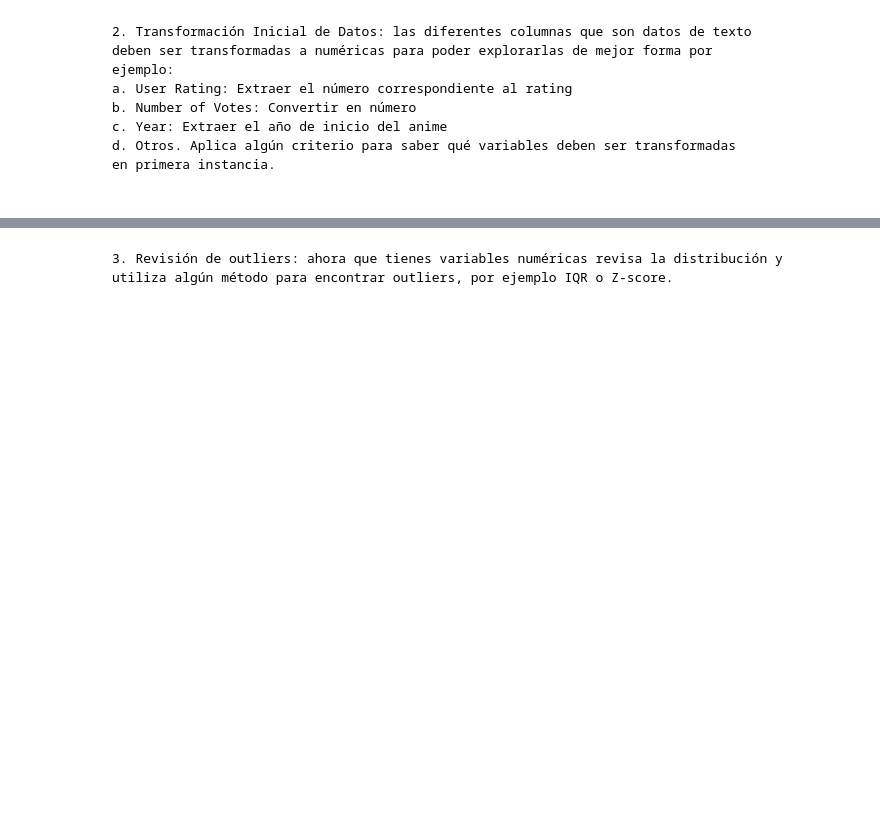
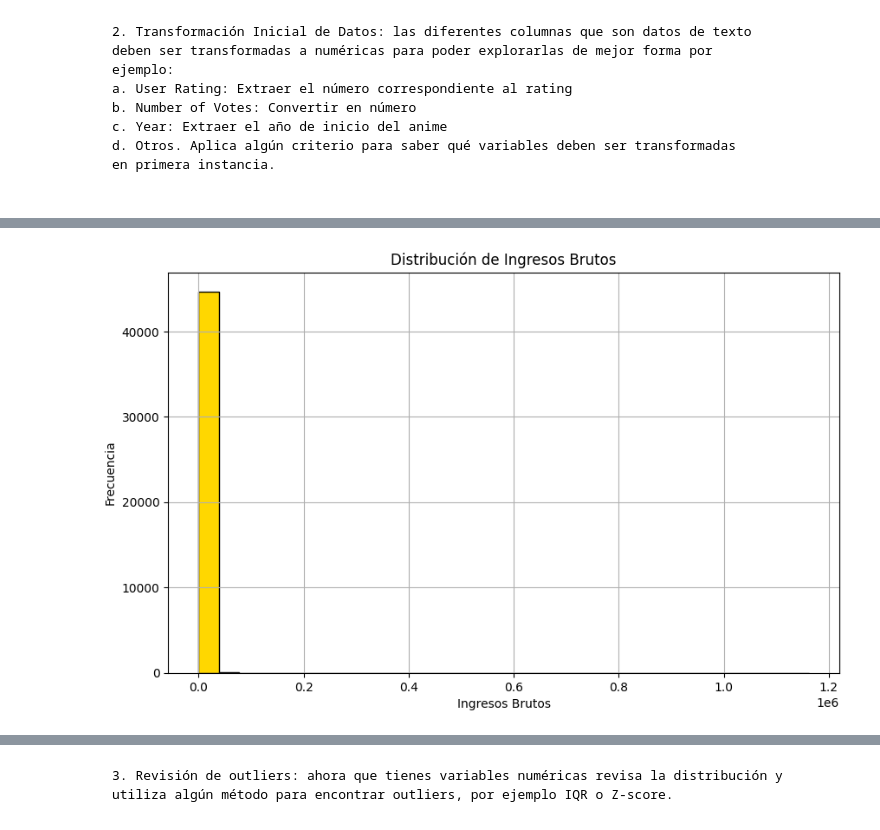
Before and after one commit to hlcxpl/DpyML-7, a Jupyter notebook: DpyML-7.ipynb, the cells around one changed output, grey strips where cells are left out. Saved outputs shown, nothing was run; the diff lists cells and outputs as text; code cells hidden in the pictures; blank space fills up the shorter version.

```diff
--- a/DpyML-7.ipynb
+++ b/DpyML-7.ipynb
@@ -206,0 +284,10 @@ Name: Year, Length: 15654, dtype: float64
+# %%
+plt.figure(figsize=(10, 6))
+plt.hist(data["Gross"], bins=30, color="gold", edgecolor="black")
+plt.title("Distribución de Ingresos Brutos")
+plt.xlabel("Ingresos Brutos")
+plt.ylabel("Frecuencia")
+plt.grid(True)
+plt.show()
+# %% [output]
+[figure, added]
```
Also changed, not shown: parts of 45 cells of this notebook, 4 other files.
